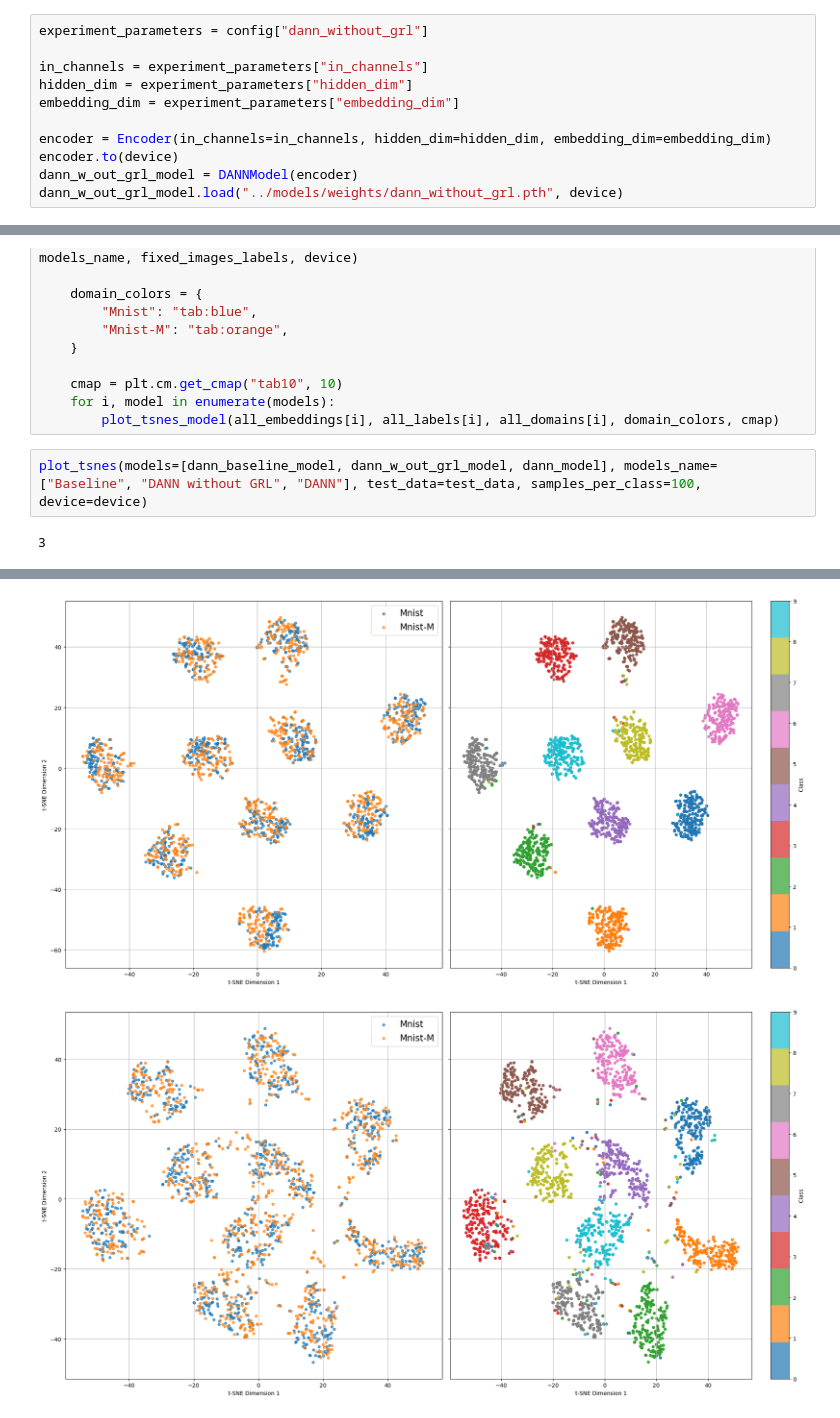
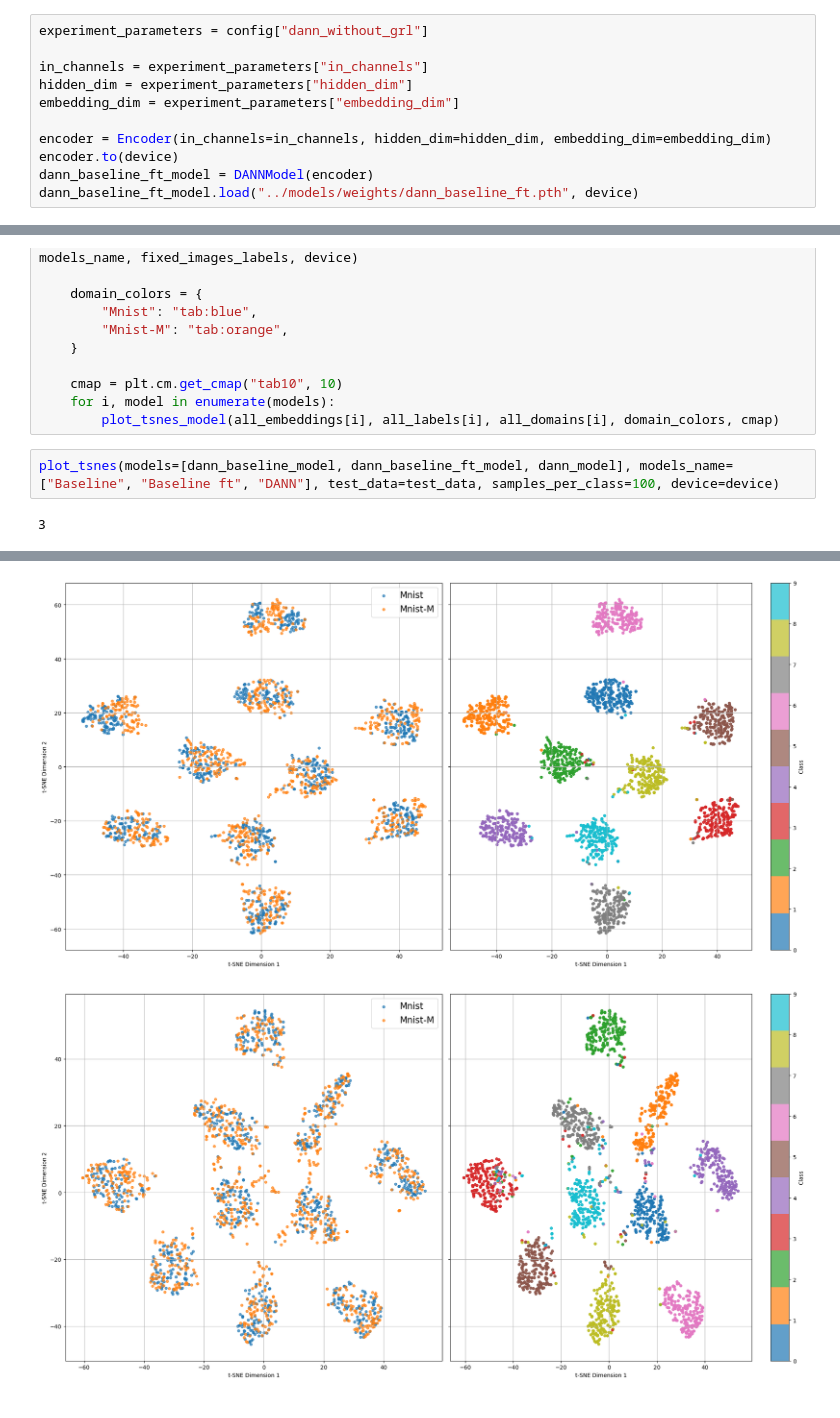
Before and after one commit to LucioLuque/Vision_Artificial_Avanzada-TP2-Meta_Learning_y_Domain_Adaptation, a Jupyter notebook: notebooks/parte3.ipynb, the cells around one changed output, grey strips where cells are left out. Drawn from its saved outputs; the diff is of its cells as text.

```diff
--- a/notebooks/parte3.ipynb
+++ b/notebooks/parte3.ipynb
@@ -244,6 +239,6 @@ embedding_dim = experiment_parameters["embedding_dim"]
 
 encoder = Encoder(in_channels=in_channels, hidden_dim=hidden_dim, embedding_dim=embedding_dim)
 encoder.to(device)
-dann_w_out_grl_model = DANNModel(encoder)
-dann_w_out_grl_model.load("../models/weights/dann_without_grl.pth", device)
+dann_baseline_ft_model = DANNModel(encoder)
+dann_baseline_ft_model.load("../models/weights/dann_baseline_ft.pth", device)
 # %%
@@ -406,6 +404,6 @@ def plot_tsnes(models, models_name, test_data, samples_per_class, device):
     for i, model in enumerate(models):
         plot_tsnes_model(all_embeddings[i], all_labels[i], all_domains[i], domain_colors, cmap)
 # %%
-plot_tsnes(models=[dann_baseline_model, dann_w_out_grl_model, dann_model], models_name=["Baseline", "DANN without GRL", "DANN"], test_data=test_data, samples_per_class=100, device=device)
+plot_tsnes(models=[dann_baseline_model, dann_baseline_ft_model, dann_model], models_name=["Baseline", "Baseline ft", "DANN"], test_data=test_data, samples_per_class=100, device=device)
 # %% [output]
 3
@@ -413,2 +411,2 @@ plot_tsnes(models=[dann_baseline_model, dann_w_out_grl_model, dann_model], model
-[figure, old version]
+[figure, new version]
-[figure, old version]
+[figure, new version]
```
Also changed, not shown: parts of 16 cells of this notebook, 10 other files.
